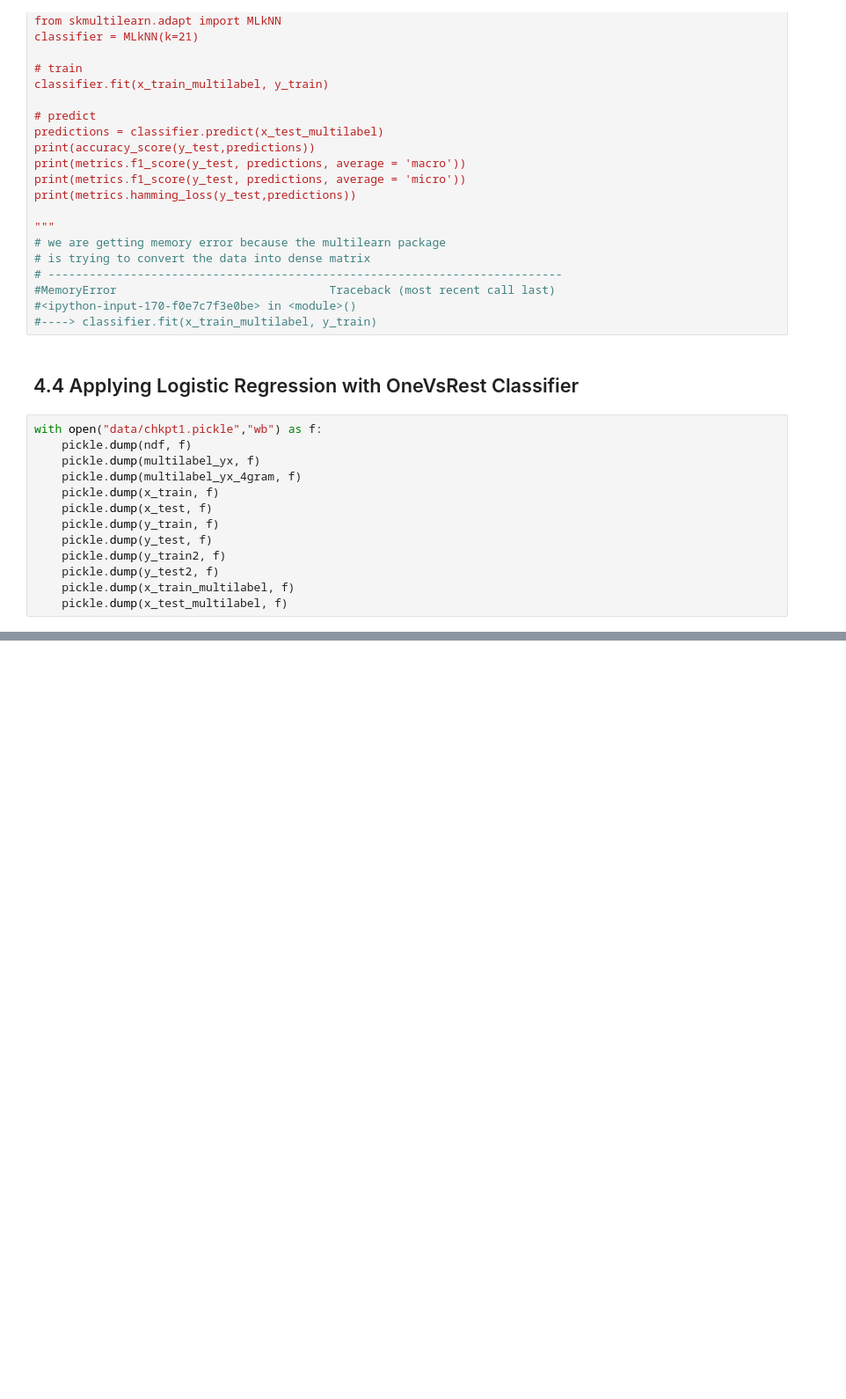
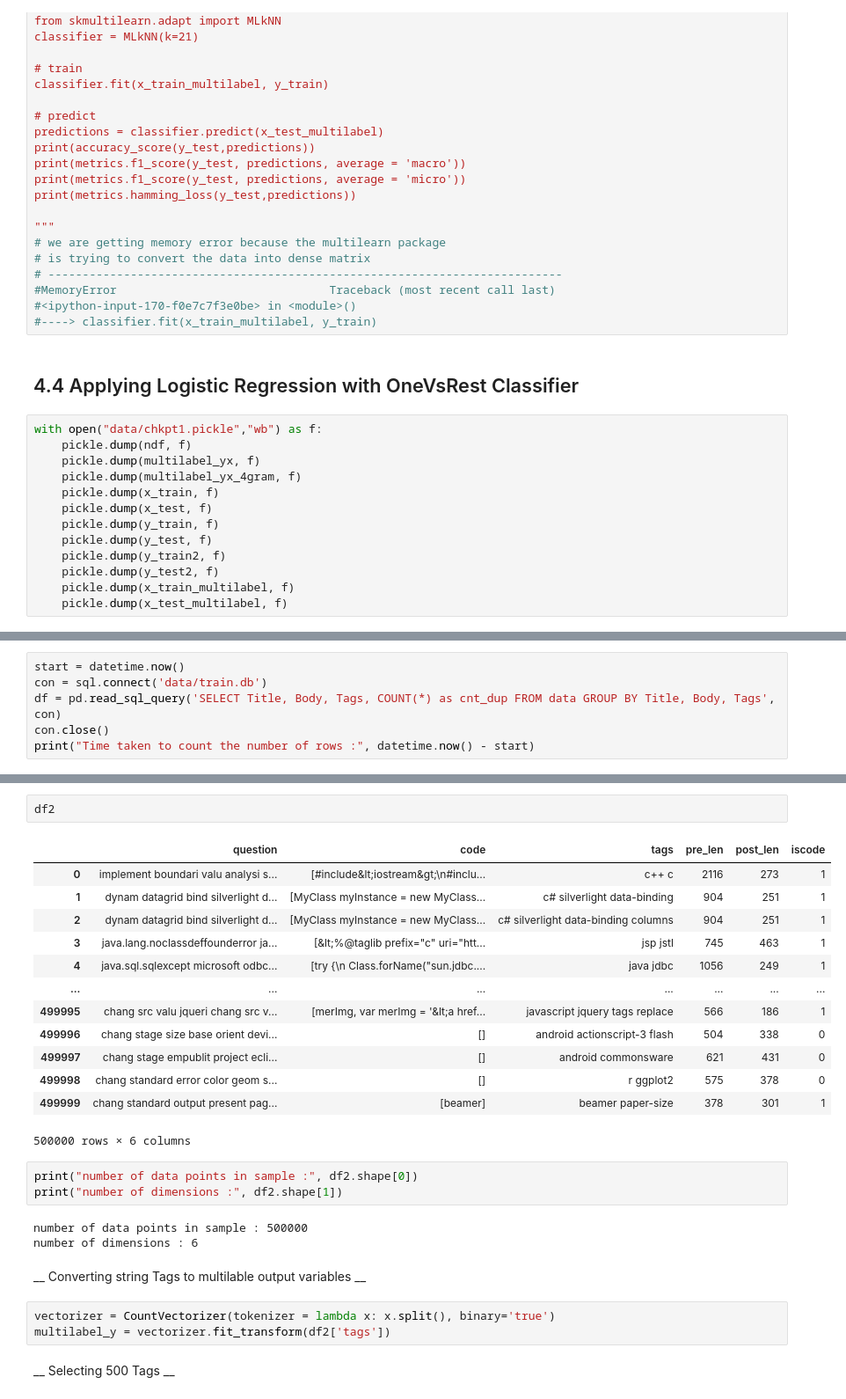
Before and after one commit to Sahil-Chavan/Stackoverflow_Tag_Prediction, a Jupyter notebook: SO_Tag_Prediction.ipynb, the cells around one changed output, grey strips where cells are left out. Shown at 88% size. Cells and saved outputs as stored; diff of their text form; blank space fills up the shorter version.

```diff
--- a/SO_Tag_Prediction.ipynb
+++ b/SO_Tag_Prediction.ipynb
@@ -1065,0 +1185,6 @@ with open("data/chkpt1.pickle","wb") as f:
+# %%
+start = datetime.now()
+con = sql.connect('data/train.db')
+df = pd.read_sql_query('SELECT Title, Body, Tags, COUNT(*) as cnt_dup FROM data GROUP BY Title, Body, Tags', con)
+con.close()
+print("Time taken to count the number of rows :", datetime.now() - start)
@@ -1065,0 +1246,29 @@ with open("data/chkpt1.pickle","wb") as f:
+# %%
+df2
+# %% [output]
+|  | question | code | tags | pre_len | post_len | iscode |
+| 0 | implement boundari valu analysi s... | [#include&lt;iostream&gt;\n#inclu... | c++ c | 2116 | 273 | 1 |
+| 1 | dynam datagrid bind silverlight d... | [MyClass myInstance = new MyClass... | c# silverlight data-binding | 904 | 251 | 1 |
+| 2 | dynam datagrid bind silverlight d... | [MyClass myInstance = new MyClass... | c# silverlight data-binding columns | 904 | 251 | 1 |
+| 3 | java.lang.noclassdeffounderror ja... | [&lt;%@taglib prefix="c" uri="htt... | jsp jstl | 745 | 463 | 1 |
+| 4 | java.sql.sqlexcept microsoft odbc... | [try {\n Class.forName("sun.jdbc.... | java jdbc | 1056 | 249 | 1 |
+| ... | ... | ... | ... | ... | ... | ... |
+| 499995 | chang src valu jqueri chang src v... | [merImg, var merImg = '&lt;a href... | javascript jquery tags replace | 566 | 186 | 1 |
+| 499996 | chang stage size base orient devi... | [] | android actionscript-3 flash | 504 | 338 | 0 |
+| 499997 | chang stage empublit project ecli... | [] | android commonsware | 621 | 431 | 0 |
+| 499998 | chang standard error color geom s... | [] | r ggplot2 | 575 | 378 | 0 |
+| 499999 | chang standard output present pag... | [beamer] | beamer paper-size | 378 | 301 | 1 |
+500000 rows × 6 columns
+# %%
+print("number of data points in sample :", df2.shape[0])
+print("number of dimensions :", df2.shape[1])
+# %% [output]
+number of data points in sample : 500000
+number of dimensions : 6
+# %% [markdown]
+__ Converting string Tags to multilable output variables __
+# %%
+vectorizer = CountVectorizer(tokenizer = lambda x: x.split(), binary='true')
+multilabel_y = vectorizer.fit_transform(df2['tags'])
+# %% [markdown]
+__ Selecting 500 Tags __
```
Also changed, not shown: parts of 35 cells of this notebook.
